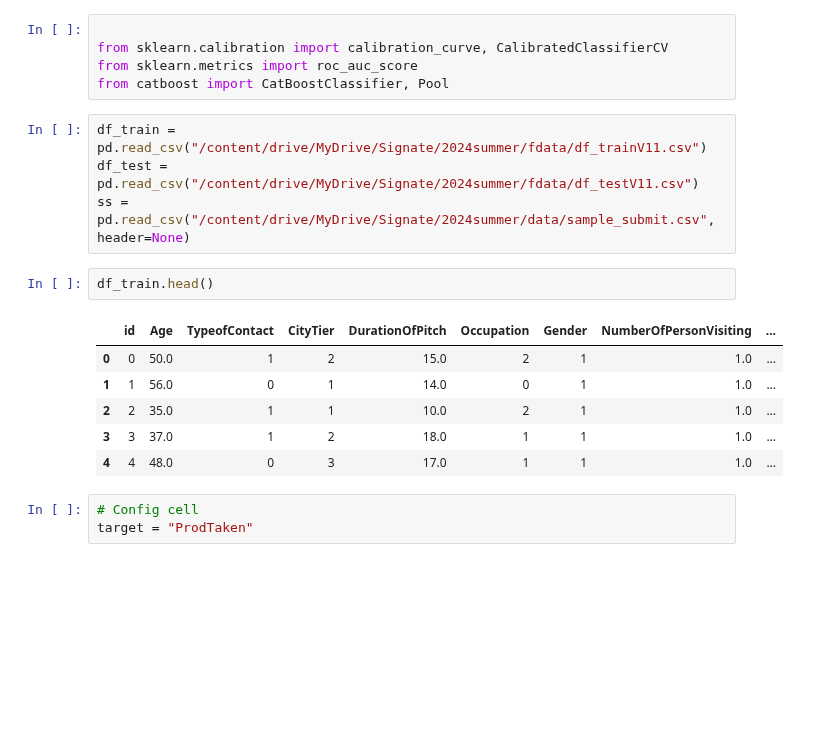
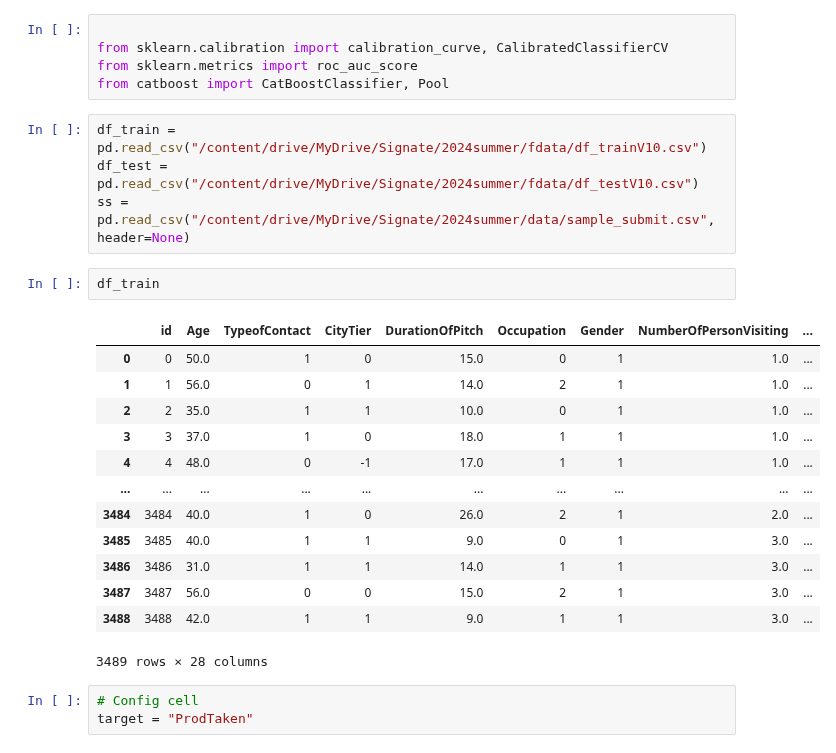
Before and after one commit to mamekin05108/signatecup2024summer, a Jupyter notebook: Catboost_20240825.ipynb, the cells around one changed output. Cells and saved outputs as stored; diff of their text form; blank space fills up the shorter version.

```diff
--- a/Catboost_20240825.ipynb
+++ b/Catboost_20240825.ipynb
@@ -59,18 +52,25 @@ from sklearn.calibration import calibration_curve, CalibratedClassifierCV
 from sklearn.metrics import roc_auc_score
 from catboost import CatBoostClassifier, Pool
 # %%
-df_train = pd.read_csv("/content/drive/MyDrive/Signate/2024summer/fdata/df_trainV11.csv")
-df_test = pd.read_csv("/content/drive/MyDrive/Signate/2024summer/fdata/df_testV11.csv")
+df_train = pd.read_csv("/content/drive/MyDrive/Signate/2024summer/fdata/df_trainV10.csv")
+df_test = pd.read_csv("/content/drive/MyDrive/Signate/2024summer/fdata/df_testV10.csv")
 ss = pd.read_csv("/content/drive/MyDrive/Signate/2024summer/data/sample_submit.csv", header=None)
 # %%
-df_train.head()
+df_train
 # %% [output]
 |  | id | Age | TypeofContact | CityTier | DurationOfPitch | Occupation | Gender | NumberOfPersonVisiting | ... |
-| 0 | 0 | 50.0 | 1 | 2 | 15.0 | 2 | 1 | 1.0 | ... |
-| 1 | 1 | 56.0 | 0 | 1 | 14.0 | 0 | 1 | 1.0 | ... |
-| 2 | 2 | 35.0 | 1 | 1 | 10.0 | 2 | 1 | 1.0 | ... |
-| 3 | 3 | 37.0 | 1 | 2 | 18.0 | 1 | 1 | 1.0 | ... |
-| 4 | 4 | 48.0 | 0 | 3 | 17.0 | 1 | 1 | 1.0 | ... |
+| 0 | 0 | 50.0 | 1 | 0 | 15.0 | 0 | 1 | 1.0 | ... |
+| 1 | 1 | 56.0 | 0 | 1 | 14.0 | 2 | 1 | 1.0 | ... |
+| 2 | 2 | 35.0 | 1 | 1 | 10.0 | 0 | 1 | 1.0 | ... |
+| 3 | 3 | 37.0 | 1 | 0 | 18.0 | 1 | 1 | 1.0 | ... |
+| 4 | 4 | 48.0 | 0 | -1 | 17.0 | 1 | 1 | 1.0 | ... |
+| ... | ... | ... | ... | ... | ... | ... | ... | ... | ... |
+| 3484 | 3484 | 40.0 | 1 | 0 | 26.0 | 2 | 1 | 2.0 | ... |
+| 3485 | 3485 | 40.0 | 1 | 1 | 9.0 | 0 | 1 | 3.0 | ... |
+| 3486 | 3486 | 31.0 | 1 | 1 | 14.0 | 1 | 1 | 3.0 | ... |
+| 3487 | 3487 | 56.0 | 0 | 0 | 15.0 | 2 | 1 | 3.0 | ... |
+| 3488 | 3488 | 42.0 | 1 | 1 | 9.0 | 1 | 1 | 3.0 | ... |
+3489 rows × 28 columns
 # %%
 # Config cell
 target = "ProdTaken"
```
Also changed, not shown: parts of 6 cells of this notebook.
